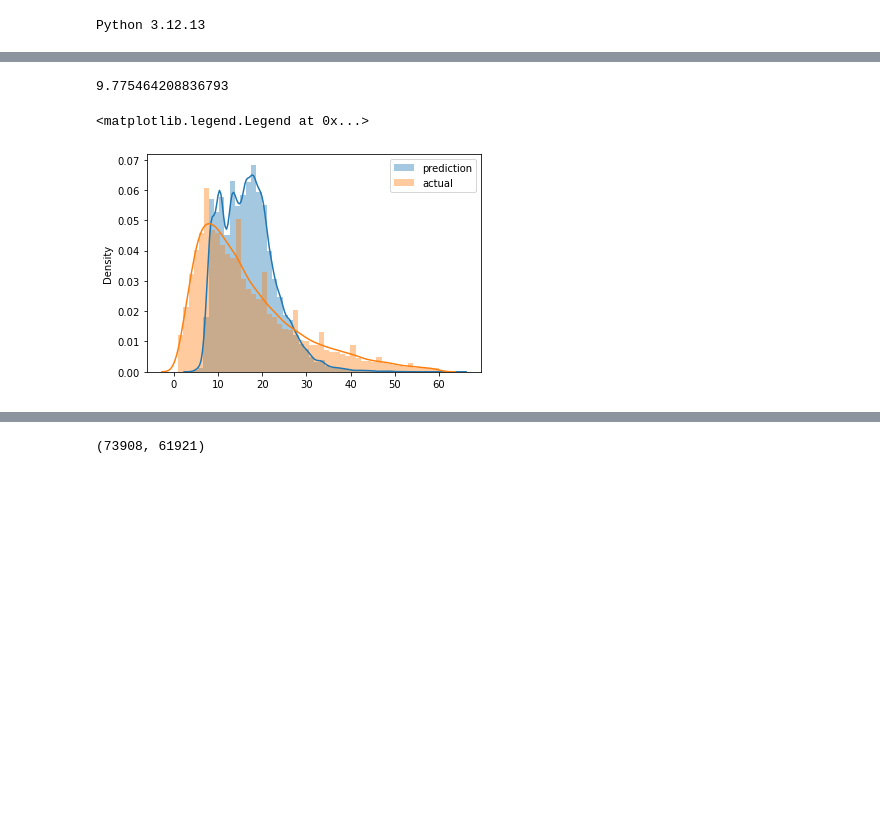
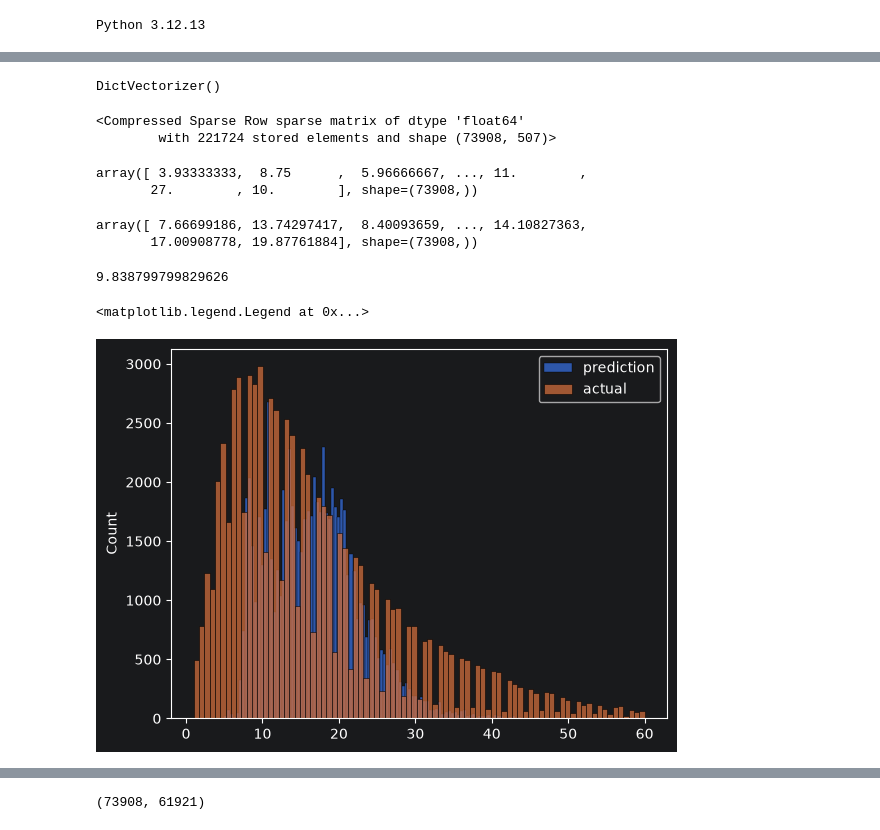
Before and after one commit to ortizsebastianm/mlops-zoomcamp, a Jupyter notebook: 01-intro/duration-prediction.ipynb, the cells around one changed output, grey strips where cells are left out. Drawn from its saved outputs; the diff is of its cells as text; code cells hidden in the pictures; blank space fills up the shorter version.

```diff
--- a/01-intro/duration-prediction.ipynb
+++ b/01-intro/duration-prediction.ipynb
@@ -18,0 +25,6 @@ from sklearn.metrics import root_mean_squared_error
+# %%
+#df = pd.read_parquet('./data/green_tripdata_2021-01.parquet')
+df = pd.read_parquet(
+    #"https://d37ci6vzurychx.cloudfront.net/trip-data/yellow_tripdata_2024-01.parquet"
+    "https://d37ci6vzurychx.cloudfront.net/trip-data/green_tripdata_2021-01.parquet"
+)
@@ -19,12 +81,7 @@ from sklearn.metrics import root_mean_squared_error
 # %%
-df = pd.read_parquet('./data/green_tripdata_2021-01.parquet')
+df = df[(df.duration >= 1) & (df.duration <= 60)] # el 95% de los recorridos duran menos de 1 hora.
 
-df['duration'] = df.lpep_dropoff_datetime - df.lpep_pickup_datetime
-df.duration = df.duration.apply(lambda td: td.total_seconds() / 60)
-
-df = df[(df.duration >= 1) & (df.duration <= 60)]
-
-categorical = ['PULocationID', 'DOLocationID']
+categorical = ['PULocationID', 'DOLocationID'] # zona de pickup y de dropoff del pasajero.
 numerical = ['trip_distance']
 
 df[categorical] = df[categorical].astype(str)
@@ -31,25 +110,39 @@ df[categorical] = df[categorical].astype(str)
+# %%
+dv = DictVectorizer()
+print(dv)
+# %% [output]
+DictVectorizer()
+# %%
+X_train = dv.fit_transform(train_dicts)
+X_train
+# %% [output]
+<Compressed Sparse Row sparse matrix of dtype 'float64'
+        with 221724 stored elements and shape (73908, 507)>
+# %%
+target = 'duration'
+y_train = df[target].values
+y_train
+# %% [output]
+array([ 3.93333333,  8.75      ,  5.96666667, ..., 11.        ,
+       27.        , 10.        ], shape=(73908,))
 # %%
-train_dicts = df[categorical + numerical].to_dict(orient='records')
-
-dv = DictVectorizer()
-X_train = dv.fit_transform(train_dicts)
-
-target = 'duration'
-y_train = df[target].values
-
 lr = LinearRegression()
 lr.fit(X_train, y_train)
 
 y_pred = lr.predict(X_train)
-
-root_mean_squared_error(y_train, y_pred)
+y_pred
 # %% [output]
-9.775464208836793
+array([ 7.66699186, 13.74297417,  8.40093659, ..., 14.10827363,
+       17.00908778, 19.87761884], shape=(73908,))
+# %%
+root_mean_squared_error(y_train, y_pred) # 9 minutos de error en promedio
+# %% [output]
+9.838799799829626
 # %%
-sns.distplot(y_pred, label='prediction')
-sns.distplot(y_train, label='actual')
+sns.histplot(y_pred, label='prediction')
+sns.histplot(y_train, label='actual')
 
 plt.legend()
 # %% [output]
 <matplotlib.legend.Legend at 0x...>
-[figure, old version]
+[figure, new version]
```
Also changed, not shown: parts of 18 cells of this notebook.
